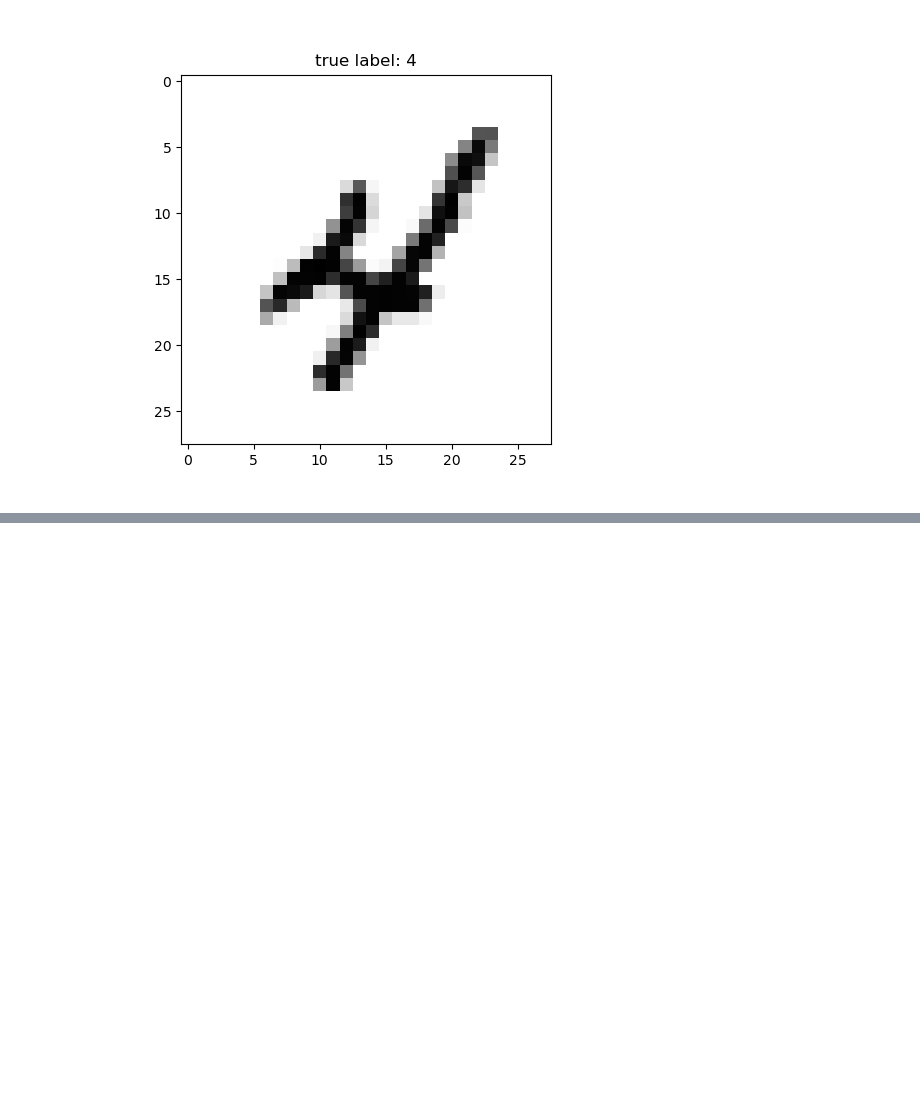
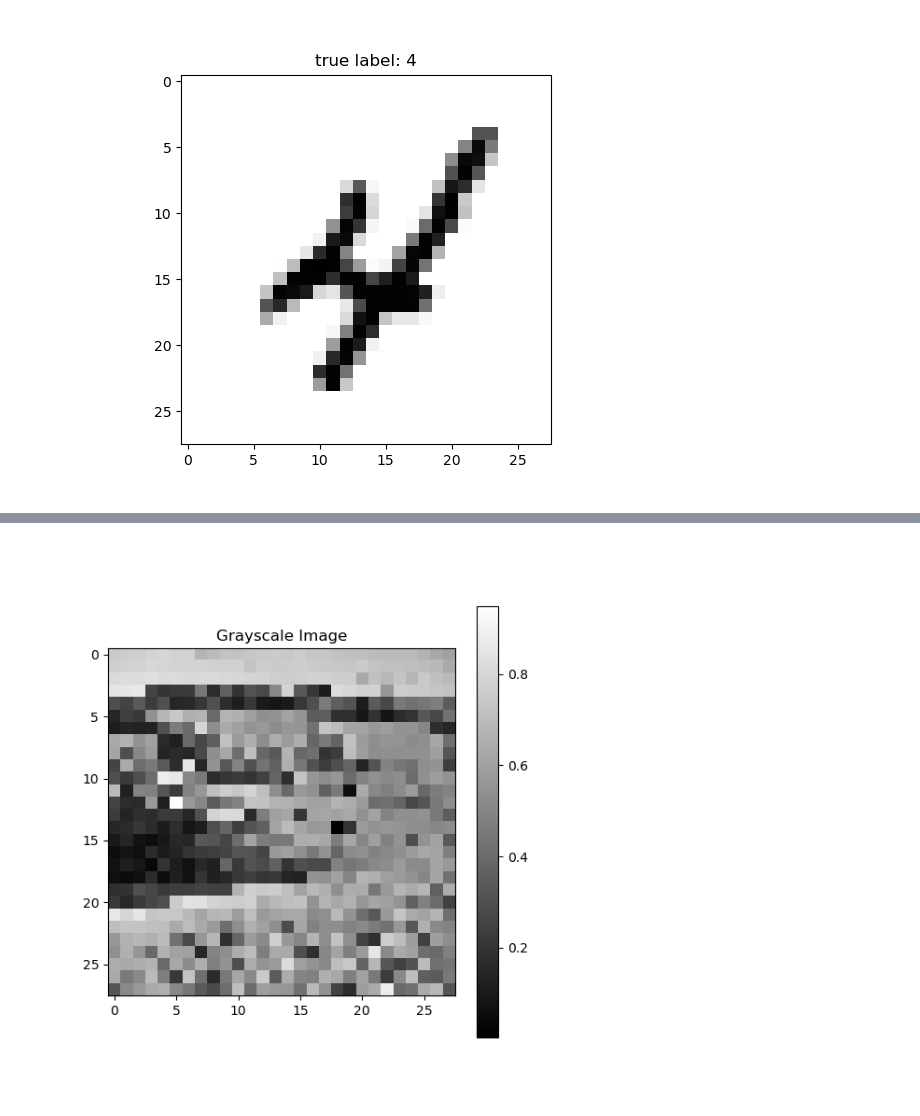
Before and after one commit to Gtortoretto/Quantum-Computing, a Jupyter notebook: QML/Gabriel/QnKK_1/main.ipynb, the cells around one changed output, grey strips where cells are left out. Cells and saved outputs as stored; diff of their text form; code cells hidden in the pictures; blank space fills up the shorter version.

```diff
--- a/QML/Gabriel/QnKK_1/main.ipynb
+++ b/QML/Gabriel/QnKK_1/main.ipynb
@@ -33,0 +69,10 @@ plot_digit(X, y, 2)
+# %%
+gray_image = color.rgb2gray(rescaled_image)
+
+plt.figure(figsize=(6, 6))
+plt.imshow(gray_image, cmap='gray')
+plt.colorbar()
+plt.title('Grayscale Image')
+plt.show()
+# %% [output]
+[figure, added]
```
Also changed, not shown: parts of 14 cells of this notebook, 14 other files.
